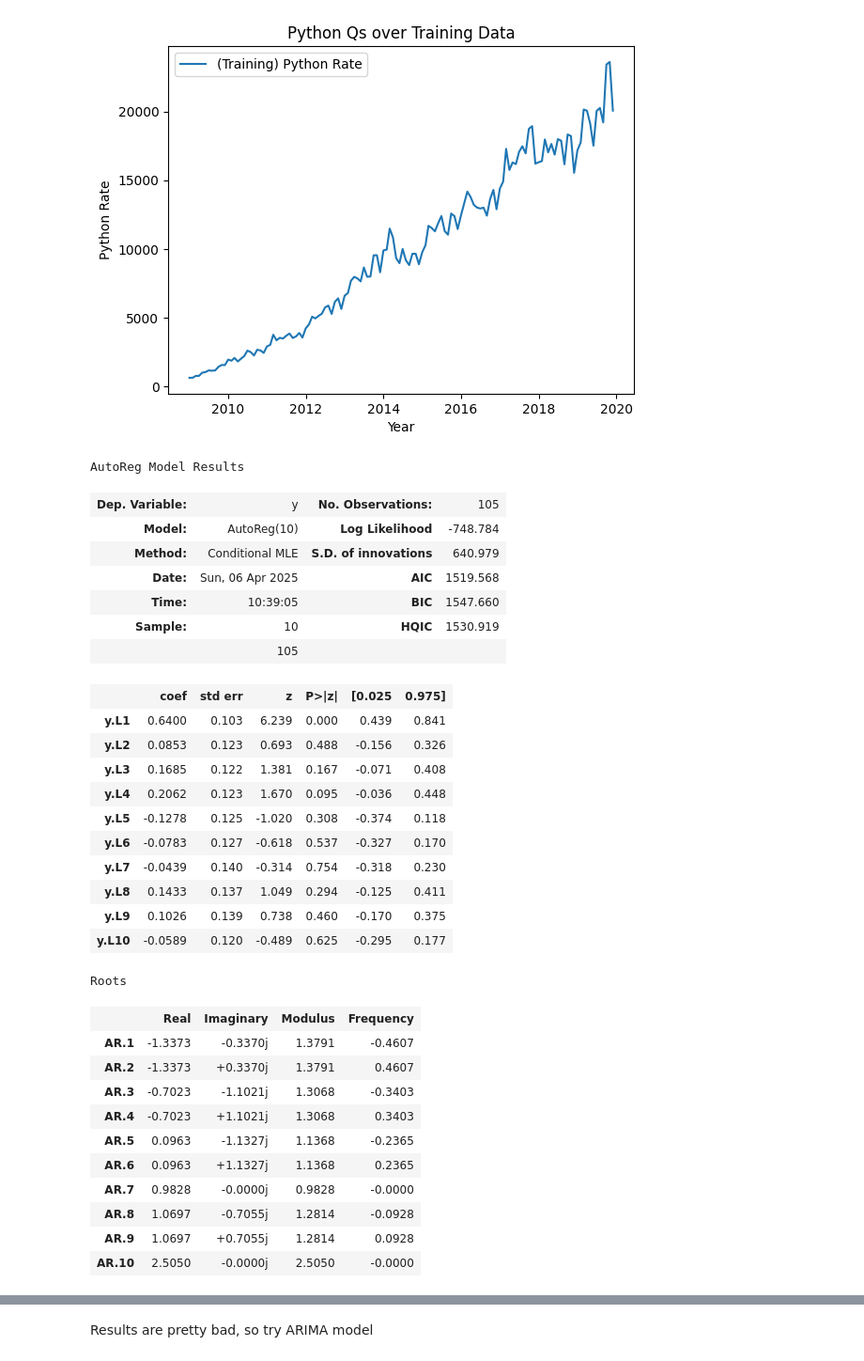
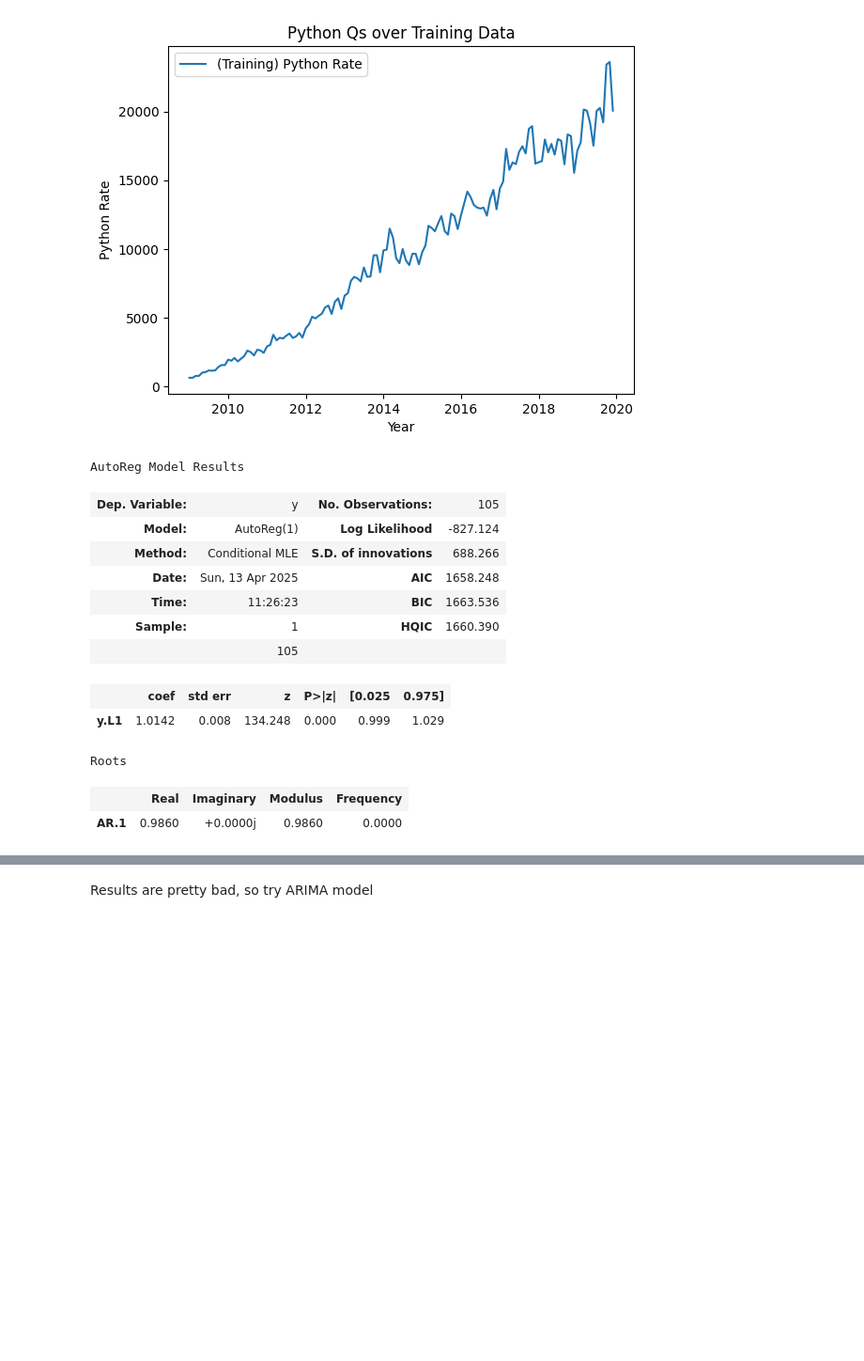
Before and after one commit to jhylisa666/DS4420-final-project, a Jupyter notebook: utils.ipynb, the cells around one changed output, grey strips where cells are left out. Shown at 94% size. Drawn from its saved outputs; the diff is of its cells as text; code cells hidden in the pictures; blank space fills up the shorter version.

```diff
--- a/arima.ipynb
+++ b/utils.ipynb
@@ -139,45 +139,27 @@ plt.show();
 # %%
 from statsmodels.tsa.ar_model import AutoReg
 from statsmodels.tsa.api import AutoReg
 
 # lag 2 because it cuts off after lag 2 in the PACF plots
-ar_model = AutoReg(y_train, lags=10, trend='n') # the default is to add an intercept (or, trend='c'),
+ar_model = AutoReg(y_train, lags=1, trend='n') # the default is to add an intercept (or, trend='c'),
 # using trend='n' is more in line with traditional AR(p) models, but may result in a nonstationary model
 ar_results = ar_model.fit()
 
 ar_results.summary()
 # %% [output]
 AutoReg Model Results
 | Dep. Variable: | y | No. Observations: | 105 |
-| Model: | AutoReg(10) | Log Likelihood | -748.784 |
-| Method: | Conditional MLE | S.D. of innovations | 640.979 |
-| Date: | Sun, 06 Apr 2025 | AIC | 1519.568 |
-| Time: | 10:39:05 | BIC | 1547.660 |
-| Sample: | 10 | HQIC | 1530.919 |
+| Model: | AutoReg(1) | Log Likelihood | -827.124 |
+| Method: | Conditional MLE | S.D. of innovations | 688.266 |
+| Date: | Sun, 13 Apr 2025 | AIC | 1658.248 |
+| Time: | 11:26:23 | BIC | 1663.536 |
+| Sample: | 1 | HQIC | 1660.390 |
 |  | 105 |  |  |
 |  | coef | std err | z | P>|z| | [0.025 | 0.975] |
-| y.L1 | 0.6400 | 0.103 | 6.239 | 0.000 | 0.439 | 0.841 |
-| y.L2 | 0.0853 | 0.123 | 0.693 | 0.488 | -0.156 | 0.326 |
-| y.L3 | 0.1685 | 0.122 | 1.381 | 0.167 | -0.071 | 0.408 |
-| y.L4 | 0.2062 | 0.123 | 1.670 | 0.095 | -0.036 | 0.448 |
-| y.L5 | -0.1278 | 0.125 | -1.020 | 0.308 | -0.374 | 0.118 |
-| y.L6 | -0.0783 | 0.127 | -0.618 | 0.537 | -0.327 | 0.170 |
-| y.L7 | -0.0439 | 0.140 | -0.314 | 0.754 | -0.318 | 0.230 |
-| y.L8 | 0.1433 | 0.137 | 1.049 | 0.294 | -0.125 | 0.411 |
-| y.L9 | 0.1026 | 0.139 | 0.738 | 0.460 | -0.170 | 0.375 |
-| y.L10 | -0.0589 | 0.120 | -0.489 | 0.625 | -0.295 | 0.177 |
+| y.L1 | 1.0142 | 0.008 | 134.248 | 0.000 | 0.999 | 1.029 |
 Roots
 |  | Real | Imaginary | Modulus | Frequency |
-| AR.1 | -1.3373 | -0.3370j | 1.3791 | -0.4607 |
-| AR.2 | -1.3373 | +0.3370j | 1.3791 | 0.4607 |
-| AR.3 | -0.7023 | -1.1021j | 1.3068 | -0.3403 |
-| AR.4 | -0.7023 | +1.1021j | 1.3068 | 0.3403 |
-| AR.5 | 0.0963 | -1.1327j | 1.1368 | -0.2365 |
-| AR.6 | 0.0963 | +1.1327j | 1.1368 | 0.2365 |
-| AR.7 | 0.9828 | -0.0000j | 0.9828 | -0.0000 |
-| AR.8 | 1.0697 | -0.7055j | 1.2814 | -0.0928 |
-| AR.9 | 1.0697 | +0.7055j | 1.2814 | 0.0928 |
-| AR.10 | 2.5050 | -0.0000j | 2.5050 | -0.0000 |
+| AR.1 | 0.9860 | +0.0000j | 0.9860 | 0.0000 |
 # %%
 ar_pred = ar_results.predict(start=len(train_data), end=len(train_data) + len(test_data) - 1)
 pred_data2 = pd.DataFrame({'Year': test_data.index, 'pred Python Qs': ar_pred.flatten()})
```
Also changed, not shown: parts of 10 cells of this notebook, 1 other file.
